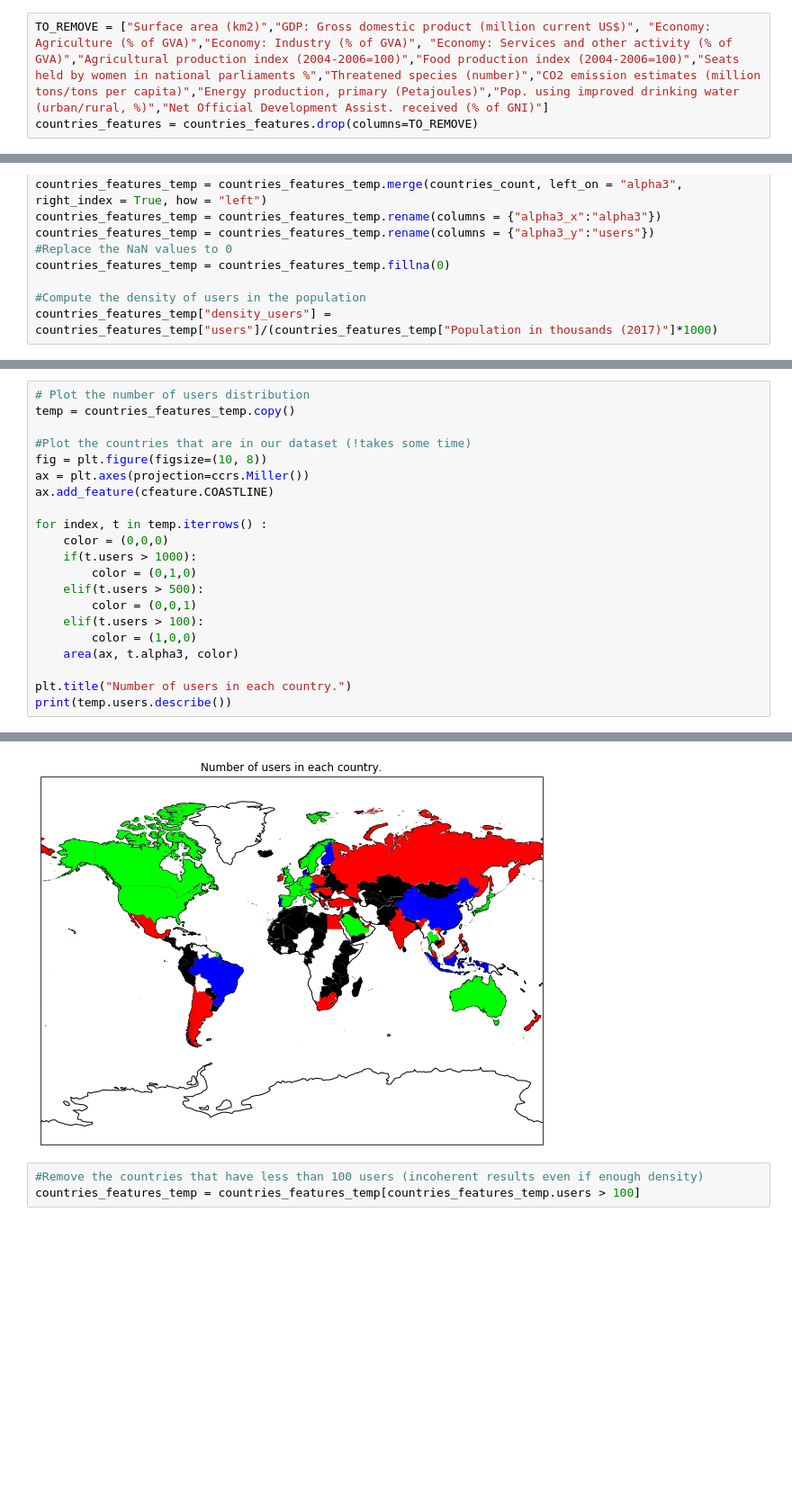
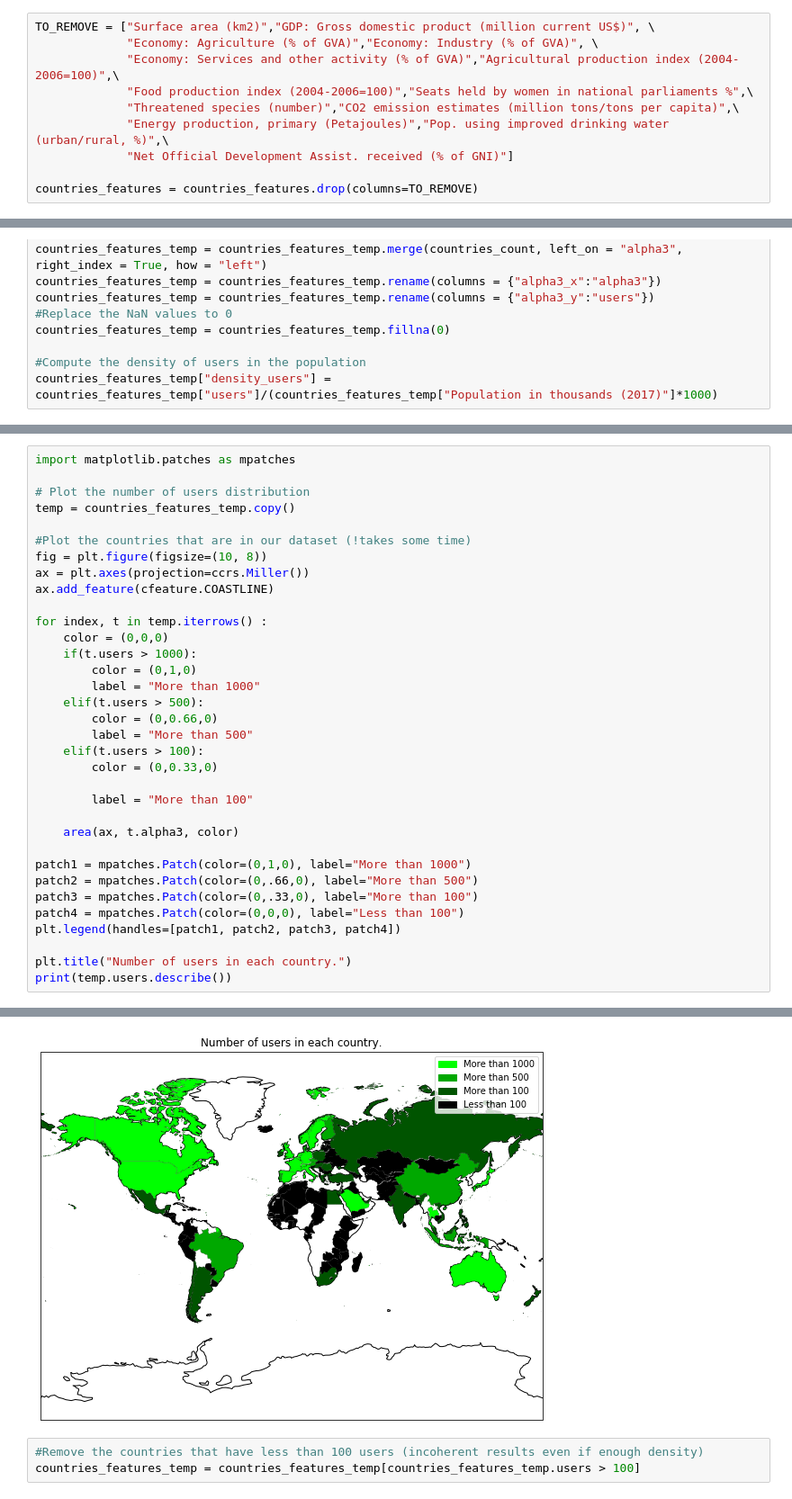
Before and after one commit to asreva/ada-2020-project-milestone-p3-p3_ada-dream-team, a Jupyter notebook: friendship_and_home_position.ipynb, the cells around one changed output, grey strips where cells are left out. Shown at 90% size. Cells and saved outputs as stored; diff of their text form; blank space fills up the shorter version.

```diff
--- a/friendship_and_home_position.ipynb
+++ b/friendship_and_home_position.ipynb
@@ -334,4 +354,11 @@ From all the features we remove the ones that we consider uninteresting for our
 # %%
-TO_REMOVE = ["Surface area (km2)","GDP: Gross domestic product (million current US$)", "Economy: Agriculture (% of GVA)","Economy: Industry (% of GVA)", "Economy: Services and other activity (% of GVA)","Agricultural production index (2004-2006=100)","Food production index (2004-2006=100)","Seats held by women in national parliaments %","Threatened species (number)","CO2 emission estimates (million tons/tons per capita)","Energy production, primary (Petajoules)","Pop. using improved drinking water (urban/rural, %)","Net Official Development Assist. received (% of GNI)"]
+TO_REMOVE = ["Surface area (km2)","GDP: Gross domestic product (million current US$)", \
+             "Economy: Agriculture (% of GVA)","Economy: Industry (% of GVA)", \
+             "Economy: Services and other activity (% of GVA)","Agricultural production index (2004-2006=100)",\
+             "Food production index (2004-2006=100)","Seats held by women in national parliaments %",\
+             "Threatened species (number)","CO2 emission estimates (million tons/tons per capita)",\
+             "Energy production, primary (Petajoules)","Pop. using improved drinking water (urban/rural, %)",\
+             "Net Official Development Assist. received (% of GNI)"]
+
 countries_features = countries_features.drop(columns=TO_REMOVE)
 # %% [markdown]
@@ -527,35 +508,48 @@ countries_features_temp
 # %%
+import matplotlib.patches as mpatches
+
 # Plot the number of users distribution
 temp = countries_features_temp.copy()
 
 #Plot the countries that are in our dataset (!takes some time)
 fig = plt.figure(figsize=(10, 8))
 ax = plt.axes(projection=ccrs.Miller())
 ax.add_feature(cfeature.COASTLINE)
 
 for index, t in temp.iterrows() :
     color = (0,0,0)
     if(t.users > 1000):
         color = (0,1,0)
+        label = "More than 1000"
     elif(t.users > 500):
-        color = (0,0,1)
+        color = (0,0.66,0)
+        label = "More than 500"
     elif(t.users > 100):
-        color = (1,0,0)
+        color = (0,0.33,0)
+
+        label = "More than 100"
+
     area(ax, t.alpha3, color)
+
+patch1 = mpatches.Patch(color=(0,1,0), label="More than 1000")
+patch2 = mpatches.Patch(color=(0,.66,0), label="More than 500")
+patch3 = mpatches.Patch(color=(0,.33,0), label="More than 100")
+patch4 = mpatches.Patch(color=(0,0,0), label="Less than 100")
+plt.legend(handles=[patch1, patch2, patch3, patch4])
 
 plt.title("Number of users in each country.")
 print(temp.users.describe())
 # %% [output]
 count      127.000000
 mean      1220.818898
 std       7451.110131
 min          0.000000
 25%          3.000000
 50%         19.000000
 75%        256.500000
 max      81446.000000
 Name: users, dtype: float64
-[figure, old version]
+[figure, new version]
 # %%
 #Remove the countries that have less than 100 users (incoherent results even if enough density)
 countries_features_temp = countries_features_temp[countries_features_temp.users > 100]
```
Also changed, not shown: parts of 121 cells of this notebook.
